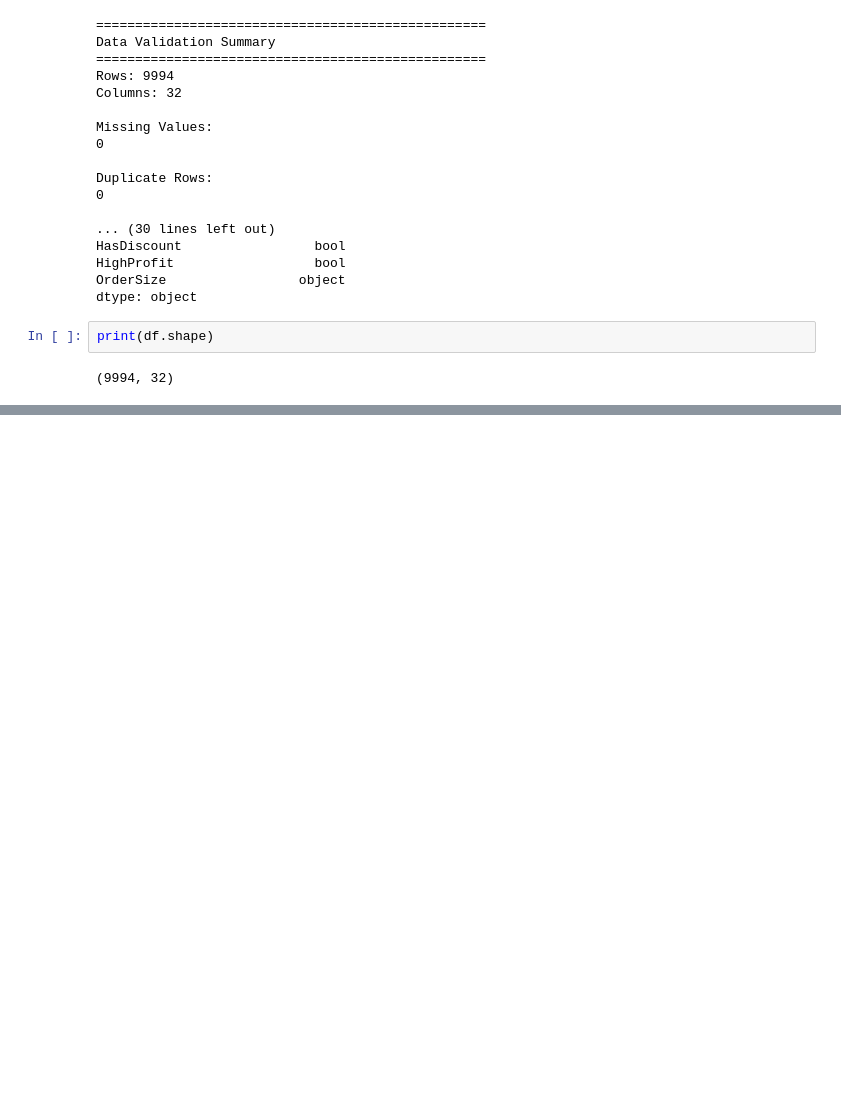
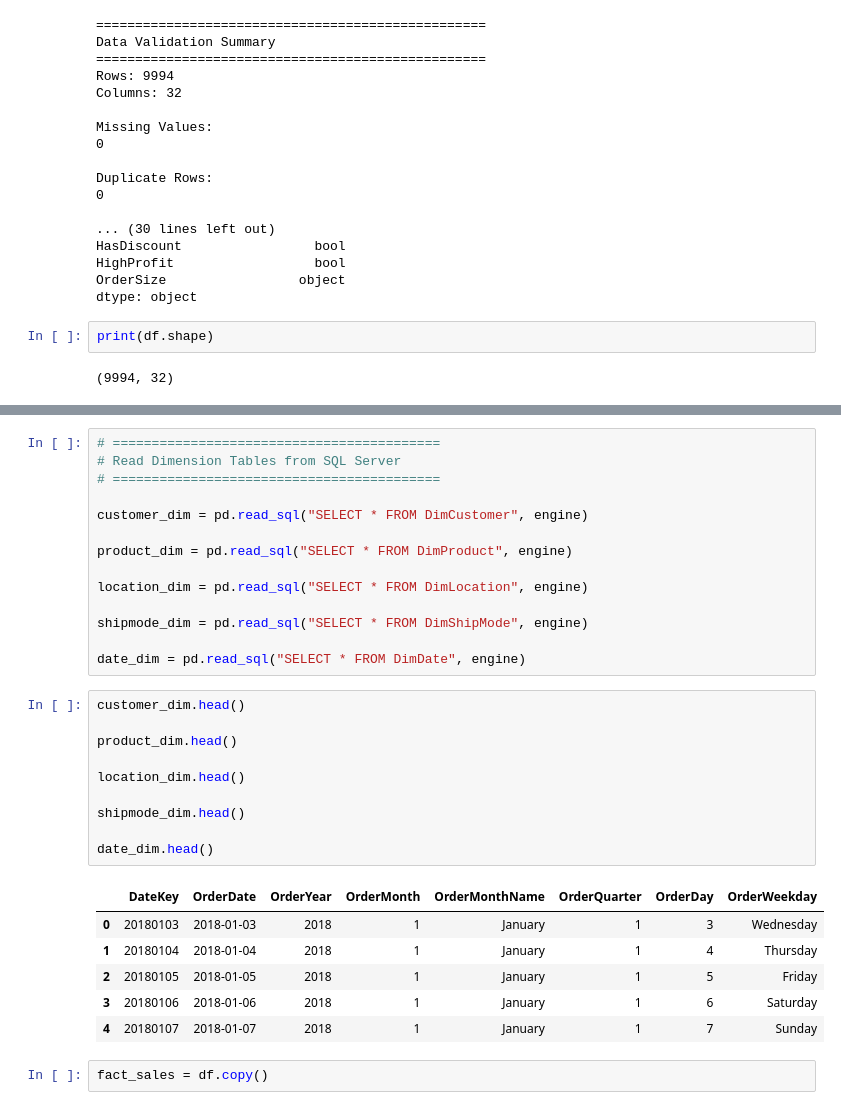
Before and after one commit to MohammedAhmed-Ai/E-Commerce-Marketplace-Analysis, a Jupyter notebook: Python/06_ETL/load_to_sql.ipynb, the cells around one changed output, grey strips where cells are left out. Cells and saved outputs as stored; diff of their text form; blank space fills up the shorter version.

```diff
--- a/Python/06_ETL/load_to_sql.ipynb
+++ b/Python/06_ETL/load_to_sql.ipynb
@@ -184,0 +406,33 @@ Data Loaded Successfully!
+# %%
+# ==========================================
+# Read Dimension Tables from SQL Server
+# ==========================================
+
+customer_dim = pd.read_sql("SELECT * FROM DimCustomer", engine)
+
+product_dim = pd.read_sql("SELECT * FROM DimProduct", engine)
+
+location_dim = pd.read_sql("SELECT * FROM DimLocation", engine)
+
+shipmode_dim = pd.read_sql("SELECT * FROM DimShipMode", engine)
+
+date_dim = pd.read_sql("SELECT * FROM DimDate", engine)
+# %%
+customer_dim.head()
+
+product_dim.head()
+
+location_dim.head()
+
+shipmode_dim.head()
+
+date_dim.head()
+# %% [output]
+|  | DateKey | OrderDate | OrderYear | OrderMonth | OrderMonthName | OrderQuarter | OrderDay | OrderWeekday |
+| 0 | 20180103 | 2018-01-03 | 2018 | 1 | January | 1 | 3 | Wednesday |
+| 1 | 20180104 | 2018-01-04 | 2018 | 1 | January | 1 | 4 | Thursday |
+| 2 | 20180105 | 2018-01-05 | 2018 | 1 | January | 1 | 5 | Friday |
+| 3 | 20180106 | 2018-01-06 | 2018 | 1 | January | 1 | 6 | Saturday |
+| 4 | 20180107 | 2018-01-07 | 2018 | 1 | January | 1 | 7 | Sunday |
+# %%
+fact_sales = df.copy()
```
Also changed, not shown: parts of 30 cells of this notebook, 3 other files.
